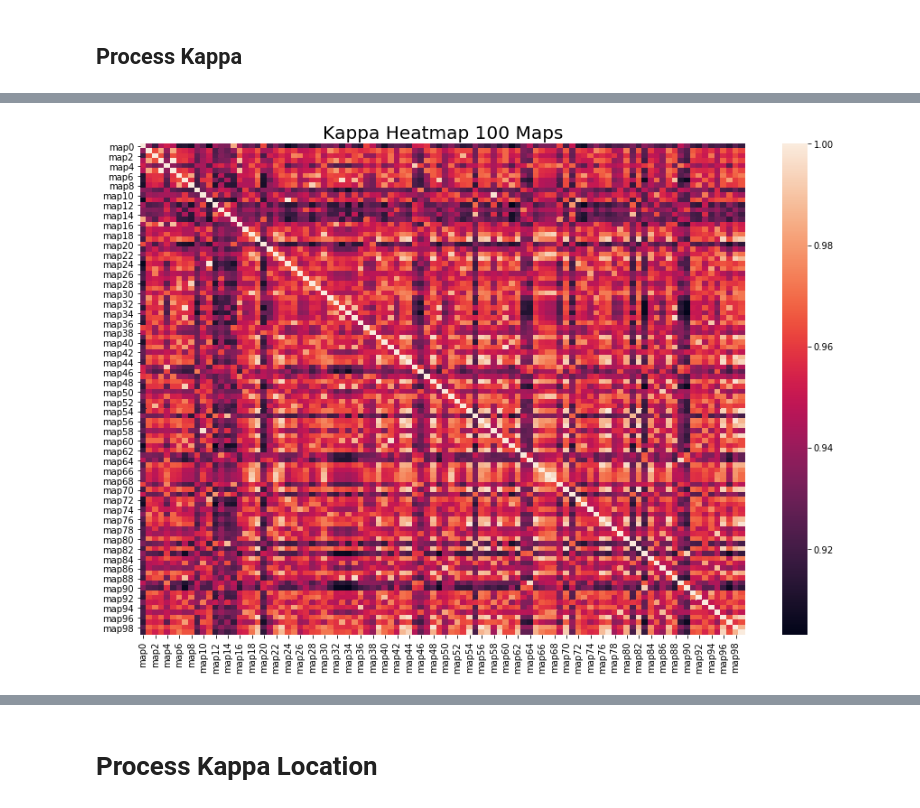
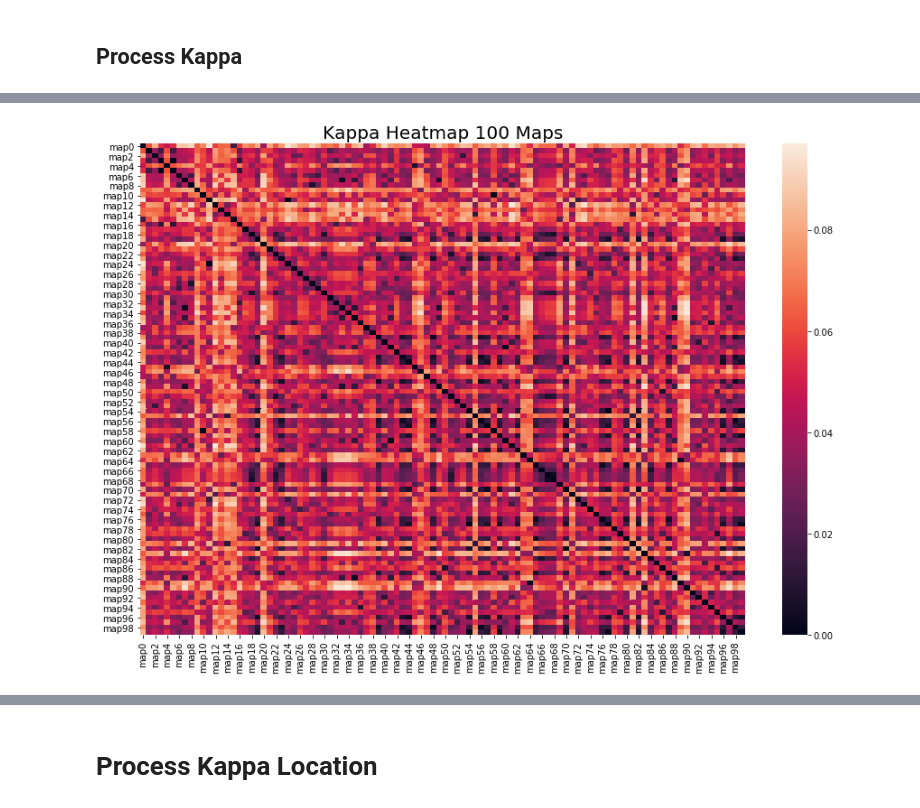
Before and after one commit to OQuispel/metric_clustering, a Jupyter notebook: cmdprompt_mck.ipynb, the cells around one changed output, grey strips where cells are left out. Cells and saved outputs as stored; diff of their text form; code cells hidden in the pictures.

```diff
--- a/cmdprompt_mck.ipynb
+++ b/cmdprompt_mck.ipynb
@@ -110,6 +110,8 @@ for i in range(100):
                         df_kappa.loc[map_two, map_one] = float(line[loc_start:loc_end])
 # %%
 df_kappa = df_kappa.astype(float).round(decimals=3)
-df_kappa.head(20)
+kappa_dist = 1 - df_kappa
+kappa_dist[kappa_dist < 0] = 0
+kappa_dist.head(10)
 # %% [output]
 |  | map0 | map1 | map2 | map3 | map4 | map5 | map6 | map7 | map8 | map9 | ... | ... |
@@ -133,6 +129,6 @@ df_kappa.head(20)
 # %%
 _ = plt.figure(figsize=(15,10))
-_ = sns.heatmap(df_kappa)
+_ = sns.heatmap(kappa_dist)
 _ = plt.title("Kappa Heatmap 100 Maps", fontsize =20)
 # %% [output]
-[figure, old version]
+[figure, new version]
```
Also changed, not shown: parts of 23 cells of this notebook.
